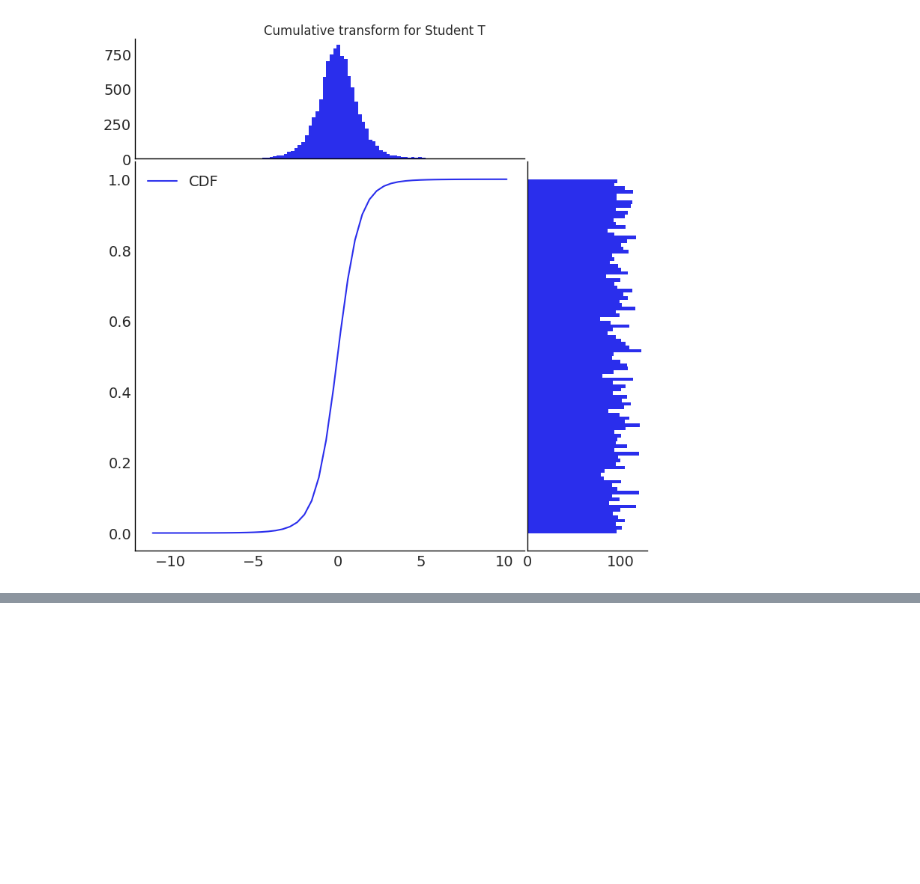
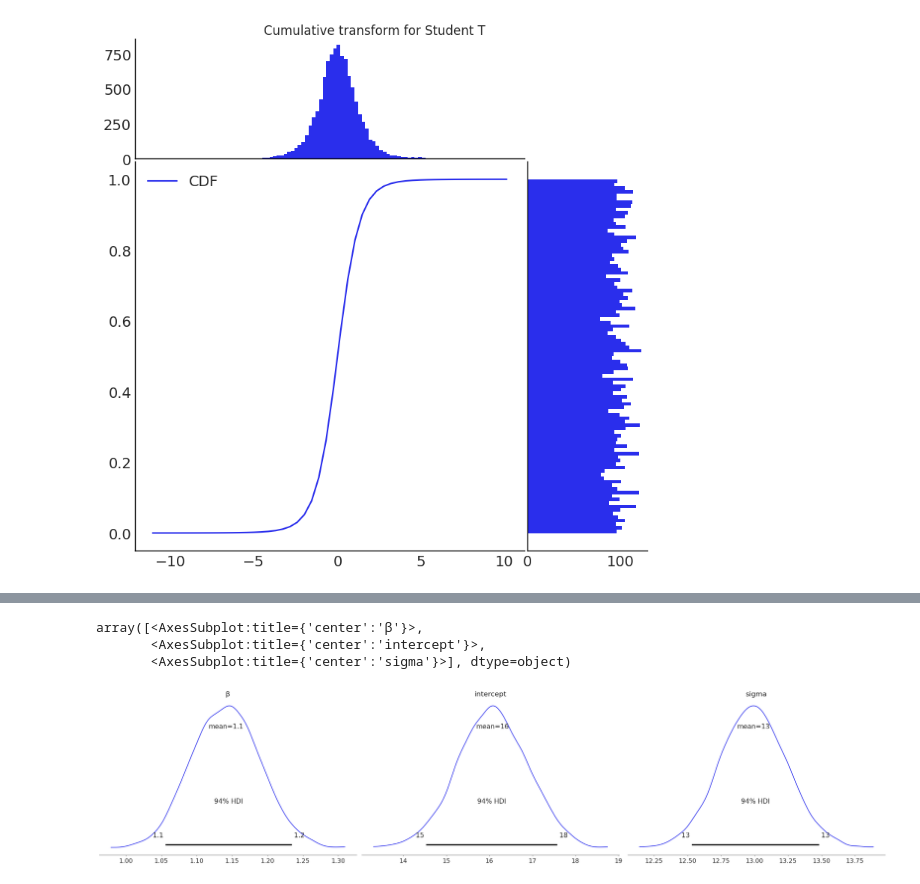
Before and after one commit to ferrine/old-ferrine.github.io, a Jupyter notebook: content/bayes/interpreting_loo_pit.ipynb, the cells around one changed output, grey strips where cells are left out. Saved outputs shown, nothing was run; the diff lists cells and outputs as text; code cells hidden in the pictures; blank space fills up the shorter version.

```diff
--- a/content/bayes/interpreting_loo_pit.ipynb
+++ b/content/bayes/interpreting_loo_pit.ipynb
@@ -75,0 +128,6 @@ If the likelihood is well specified, we'll see a uniform distribution of i-CDF v
+# %%
+NormalLik = lambda name, y, y_hat: pm.Normal(name, y_hat, sigma=pm.HalfNormal("sigma"), observed=y)
+# %%
+with model(x, y, NormalLik) as normal_model:
+    normal_trace = pm.sample()
+    normal_trace.extend(pm.sample_posterior_predictive(normal_trace))
@@ -75,0 +144,7 @@ If the likelihood is well specified, we'll see a uniform distribution of i-CDF v
+# %%
+az.plot_posterior(normal_trace)
+# %% [output]
+array([<AxesSubplot:title={'center':'β'}>,
+       <AxesSubplot:title={'center':'intercept'}>,
+       <AxesSubplot:title={'center':'sigma'}>], dtype=object)
+[figure, added]
```
Also changed, not shown: parts of 59 cells of this notebook, 2 other files.
